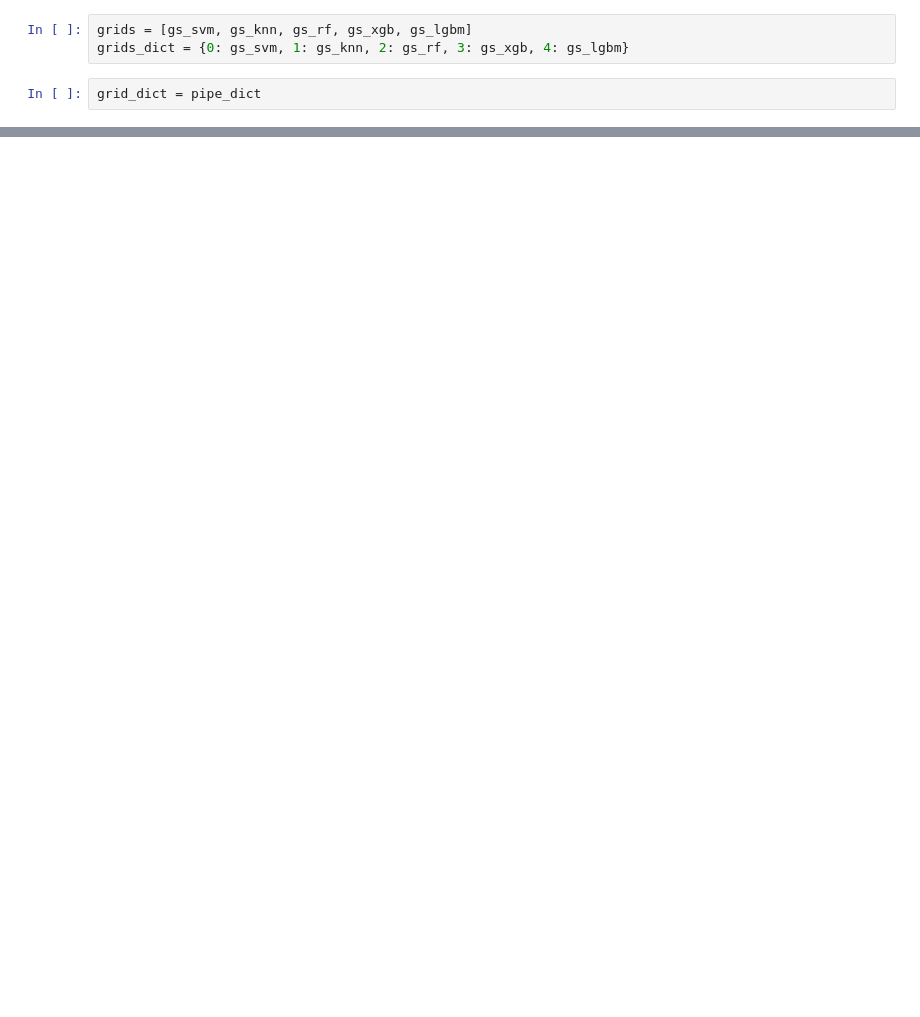
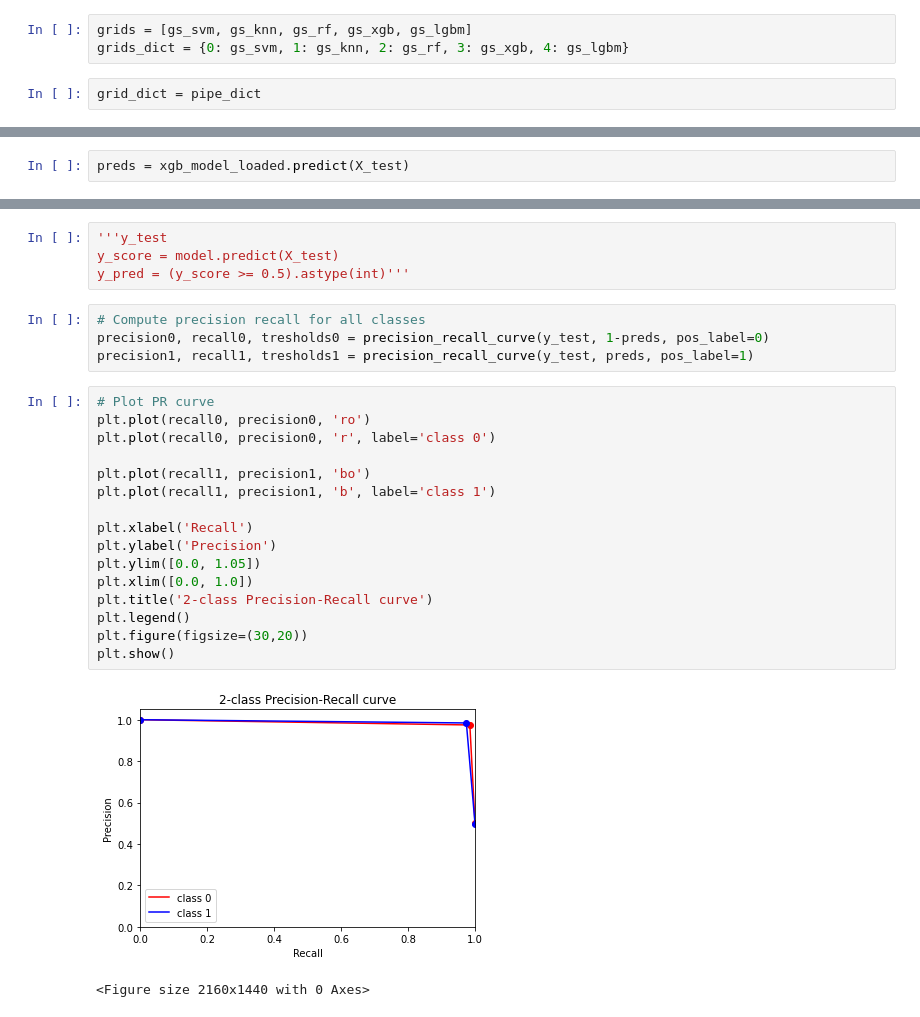
Before and after one commit to patrycjapiechowicz/cybersec, a Jupyter notebook: notebooks/final_pipeline.ipynb, the cells around one changed output, grey strips where cells are left out. Saved outputs shown, nothing was run; the diff lists cells and outputs as text; blank space fills up the shorter version.

```diff
--- a/notebooks/final_pipeline.ipynb
+++ b/notebooks/final_pipeline.ipynb
@@ -434,0 +433,2 @@ Cross Validation total time: 0.5864460468292236
+# %%
+preds = xgb_model_loaded.predict(X_test)
@@ -434,0 +467,27 @@ Cross Validation total time: 0.5864460468292236
+# %%
+'''y_test
+y_score = model.predict(X_test)
+y_pred = (y_score >= 0.5).astype(int)'''
+# %%
+# Compute precision recall for all classes
+precision0, recall0, tresholds0 = precision_recall_curve(y_test, 1-preds, pos_label=0)
+precision1, recall1, tresholds1 = precision_recall_curve(y_test, preds, pos_label=1)
+# %%
+# Plot PR curve
+plt.plot(recall0, precision0, 'ro')
+plt.plot(recall0, precision0, 'r', label='class 0')
+
+plt.plot(recall1, precision1, 'bo')
+plt.plot(recall1, precision1, 'b', label='class 1')
+
+plt.xlabel('Recall')
+plt.ylabel('Precision')
+plt.ylim([0.0, 1.05])
+plt.xlim([0.0, 1.0])
+plt.title('2-class Precision-Recall curve')
+plt.legend()
+plt.figure(figsize=(30,20))
+plt.show()
+# %% [output]
+[figure, added]
+<Figure size 2160x1440 with 0 Axes>
```
Also changed, not shown: parts of 30 cells of this notebook.
